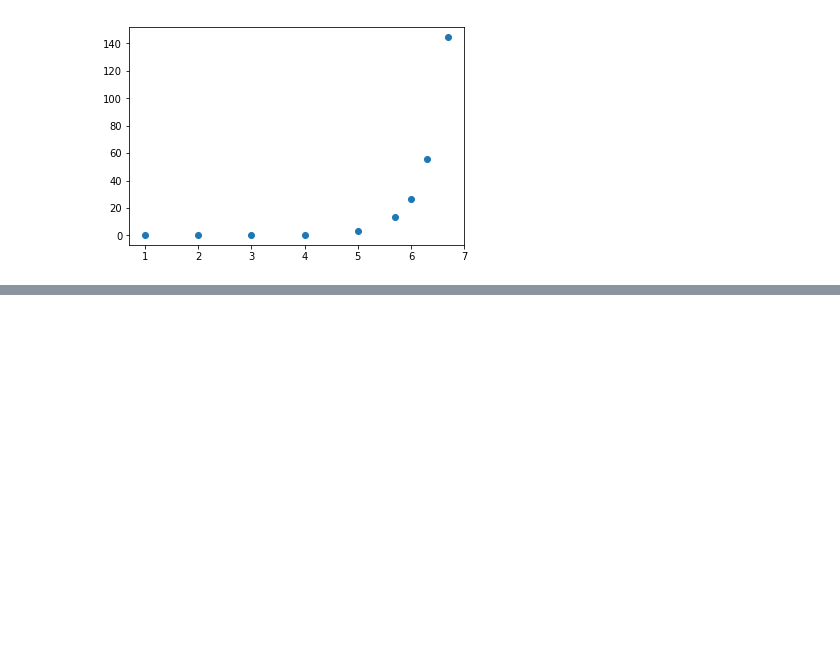
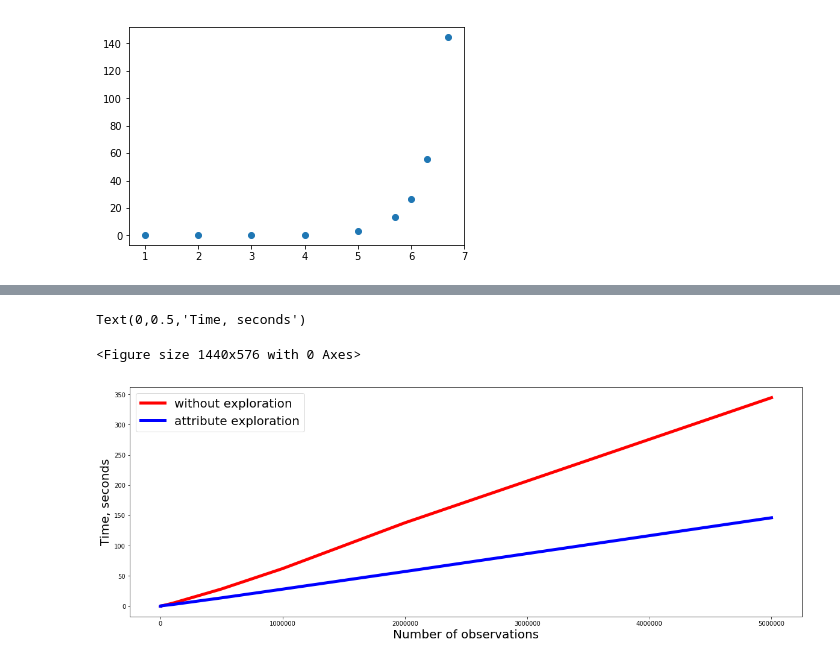
Before and after one commit to d-gorbatenko/attribute-exploration, a Jupyter notebook: Attribute Exploration.ipynb, the cells around one changed output, grey strips where cells are left out. Cells and saved outputs as stored; diff of their text form; code cells hidden in the pictures; blank space fills up the shorter version.

```diff
--- a/Attribute Exploration.ipynb
+++ b/Attribute Exploration.ipynb
@@ -142,4 +145,0 @@ plt.scatter(x = np.log10(df.n.values), y = df.time.values, )
-# %%
-a = X.iloc[:, 1]
-b = X.iloc[:, 3]
-a[0:10], b[0:10]
@@ -230,7 +214,7 @@ def build_and_validate_implication(x, y, x1, y1, n_=5, tolerance = 0.1):
     elif (x_c == 'num') & (y_c == "cat"):
         min_ = np.min(x)
         max_ = np.max(x)
-        step = (max_ - min_) * tollerance
+        step = (max_ - min_) * tolerance
         distinct_values = list(np.arange(min_, max_, step))
         d = len(distinct_values)
 
@@ -256,7 +240,7 @@ def build_and_validate_implication(x, y, x1, y1, n_=5, tolerance = 0.1):
     elif (x_c == 'num') & (y_c == "num"):
         min_ = np.min(x)
         max_ = np.max(x)
-        step = (max_ - min_) * tollerance
+        step = (max_ - min_) * tolerance
         distinct_values = list(np.arange(min_, max_, step))
         d = len(distinct_values)
         for i in distinct_values[0:(d-1)]:
@@ -276,13 +260,3 @@ def build_and_validate_implication(x, y, x1, y1, n_=5, tolerance = 0.1):
 
 #     print(X,Y,U)
     return X,Y,U
-# %%
-X_ = X.iloc[np.random.uniform(low = 0, high = X.shape[0], size = 100).astype('int')]
-
-x= X_.values[:,3]
-y = X_.values[:,1]
-x1 = X.values[:,3]
-y1 = X.values[:,1]
-
-print(build_and_validate_implication(x, y, x1, y1, n_ = 5))
-print(build_implication(x, y, n_ = 5))
@@ -335,0 +311,3 @@ plt.scatter(x = np.log10(df1.n.values), y = df1.time.values, )
+# %%
+df2 = df.merge(df1, on="n")
+df2
@@ -335,0 +326,17 @@ plt.scatter(x = np.log10(df1.n.values), y = df1.time.values, )
+# %%
+plt.figure(figsize=(20,8))
+
+fig, ax = plt.subplots(figsize=(20,7))
+
+
+ax.plot(df2.set_index('n')['time_x'], color = 'r', linewidth=5, label = "without exploration")
+ax.plot(df2.set_index('n')['time_y'], color = 'b', linewidth=5, label = "attribute exploration")
+
+ax.legend(fontsize = 20)
+
+plt.xlabel("Number of observations", fontsize = 20)
+plt.ylabel("Time, seconds", fontsize = 20)
+# %% [output]
+Text(0,0.5,'Time, seconds')
+<Figure size 1440x576 with 0 Axes>
+[figure, added]
```
Also changed, not shown: parts of 12 cells of this notebook.
